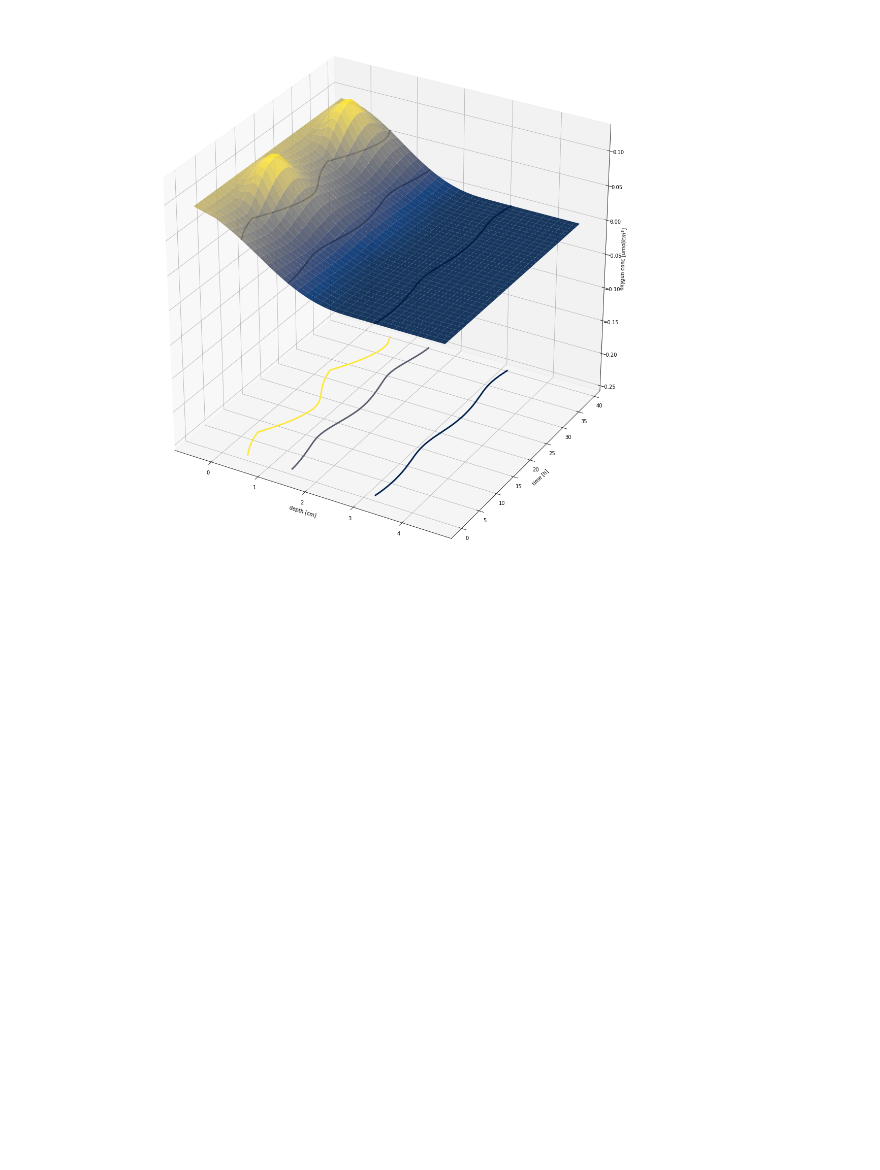
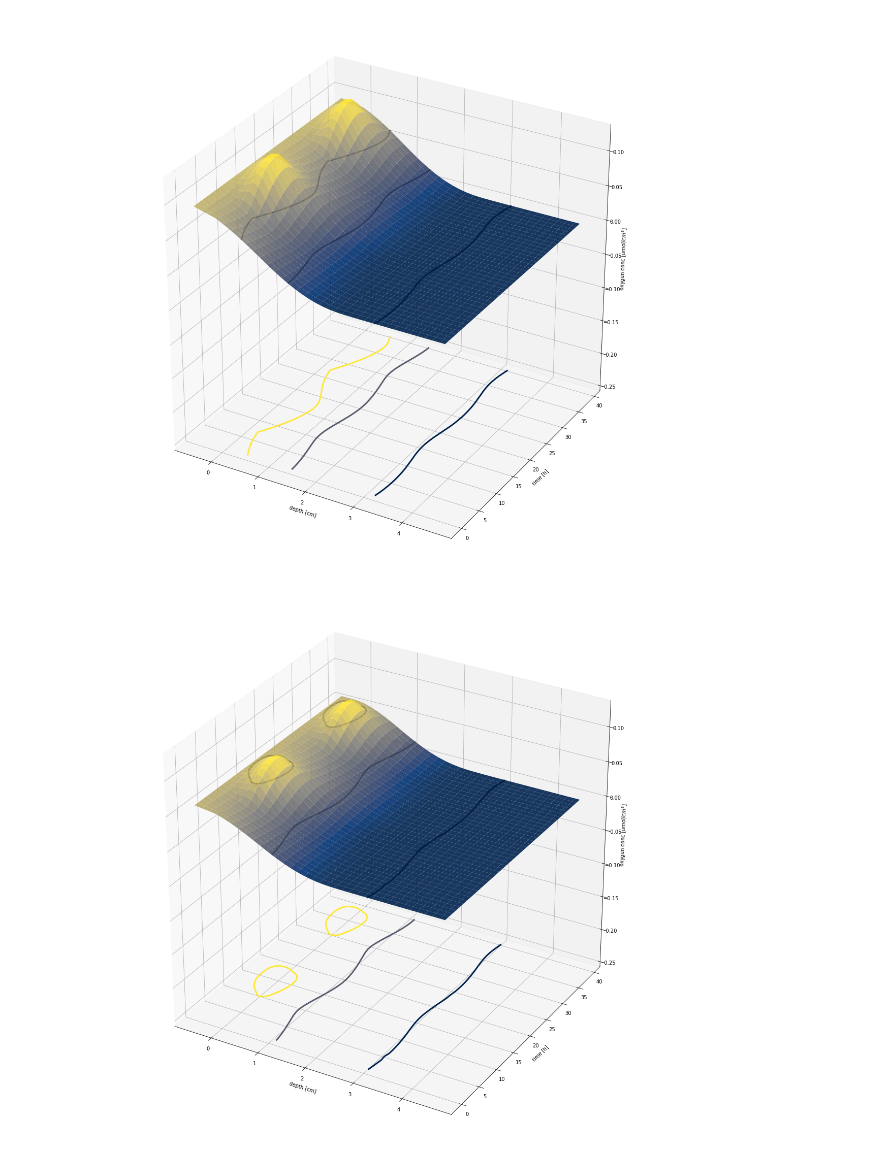
Before and after one commit to NIVANorge/Mobius, a Jupyter notebook: Applications/SedimentOxygen/FancyPlots.ipynb, the cells around one changed output. Cells and saved outputs as stored; diff of their text form; code cells hidden in the pictures; blank space fills up the shorter version.

```diff
--- a/Applications/SedimentOxygen/FancyPlots.ipynb
+++ b/Applications/SedimentOxygen/FancyPlots.ipynb
@@ -160,3 +164,7 @@ def make_3d_plot(data) :
 make_3d_plot(data1)
 # %% [output]
 [figure]
+# %%
+make_3d_plot(data2)
+# %% [output]
+[figure, added]
```
Also changed, not shown: parts of 4 cells of this notebook, 1 other file.
